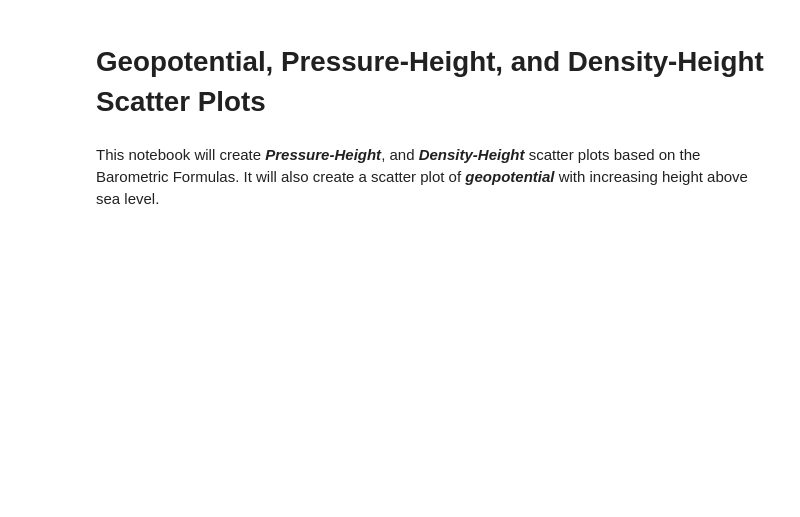
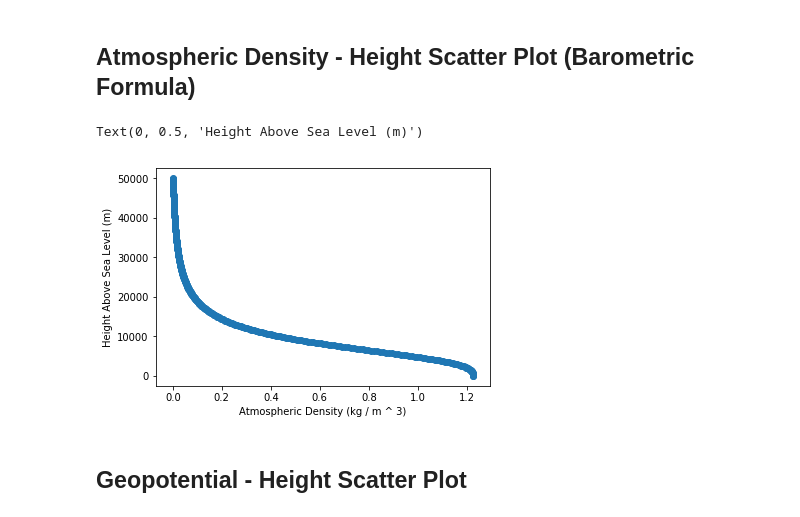
Before and after one commit to amsimp/amsimp, a Jupyter notebook: scatterplots.ipynb, the cells around one changed output. Saved outputs shown, nothing was run; the diff lists cells and outputs as text; code cells hidden in the pictures; blank space fills up the shorter version.

```diff
--- a/scatterplots.ipynb
+++ b/scatterplots.ipynb
@@ -1,4 +20,11 @@
+# %% [markdown]
+## Atmospheric Density - Height Scatter Plot (Barometric Formula)
+# %%
+plt.scatter(amsimp.density, amsimp.height)
+plt.xlabel('Atmospheric Density (kg / m ^ 3)')
+plt.ylabel('Height Above Sea Level (m)')
+# %% [output]
+Text(0, 0.5, 'Height Above Sea Level (m)')
+[figure, added]
 # %% [markdown]
-# Geopotential, Pressure-Height, and Density-Height Scatter Plots
+## Geopotential - Height Scatter Plot
-# %% [markdown]
-This notebook will create ***Pressure-Height***, and ***Density-Height*** scatter plots based on the Barometric Formulas. It will also create a scatter plot of ***geopotential*** with increasing height above sea level.
```
Also changed, not shown: parts of 14 cells of this notebook, 2 other files.
